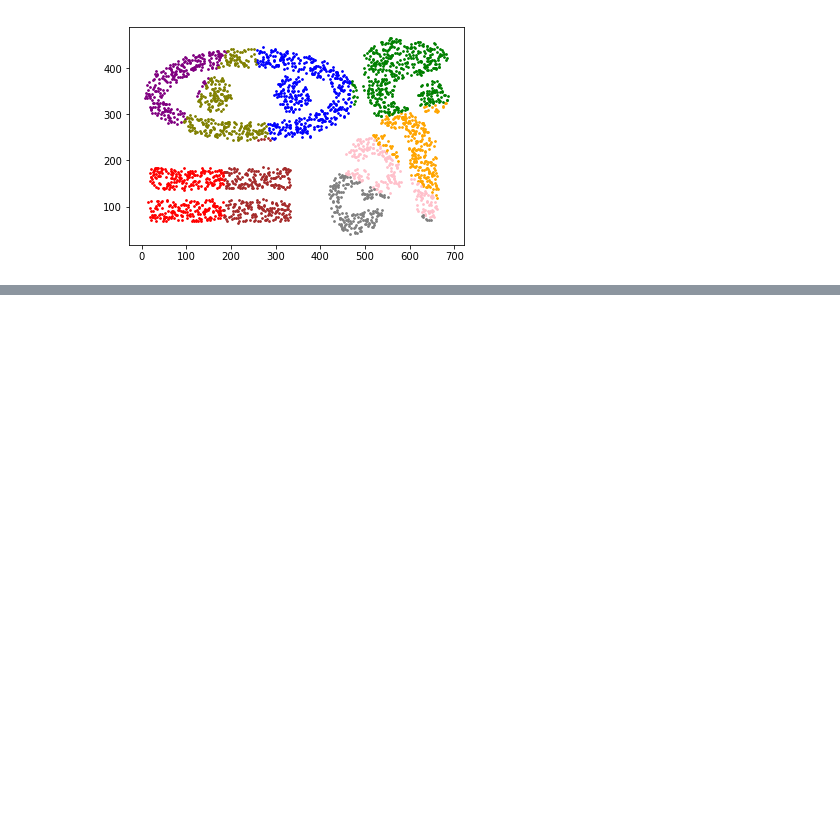
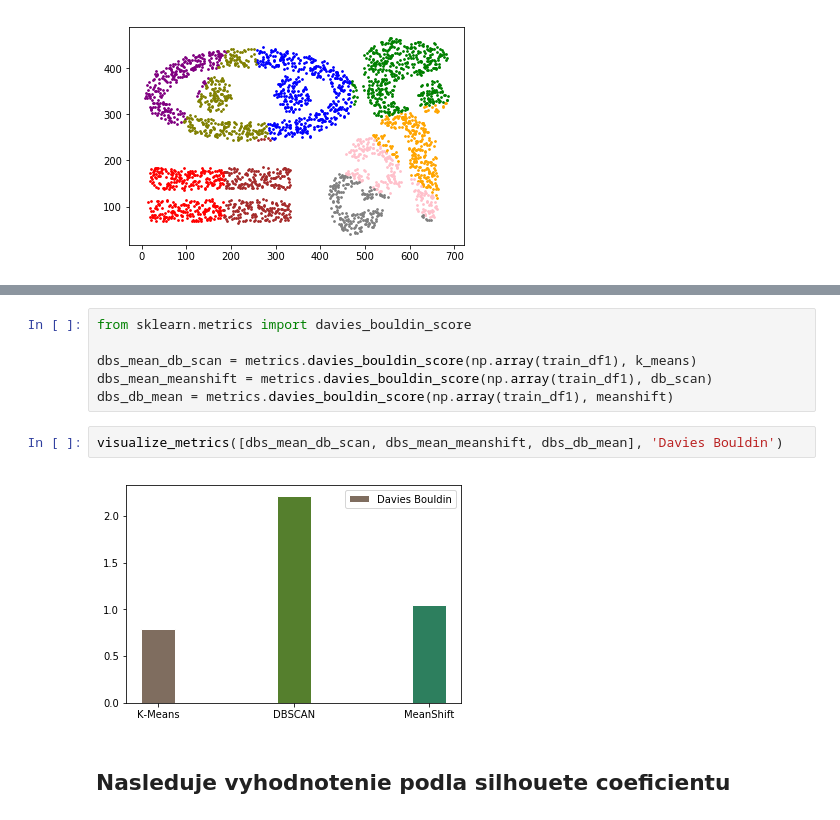
Before and after one commit to SimonSebechlebsky/vos2-clustering, a Jupyter notebook: clustering.ipynb, the cells around one changed output, grey strips where cells are left out. Drawn from its saved outputs; the diff is of its cells as text; blank space fills up the shorter version.

```diff
--- a/clustering.ipynb
+++ b/clustering.ipynb
@@ -94,0 +104,12 @@ visualize_clusters(df2, 'x_pca', 'y_pca', 'class')
+# %%
+from sklearn.metrics import davies_bouldin_score
+
+dbs_mean_db_scan = metrics.davies_bouldin_score(np.array(train_df1), k_means)
+dbs_mean_meanshift = metrics.davies_bouldin_score(np.array(train_df1), db_scan)
+dbs_db_mean = metrics.davies_bouldin_score(np.array(train_df1), meanshift)
+# %%
+visualize_metrics([dbs_mean_db_scan, dbs_mean_meanshift, dbs_db_mean], 'Davies Bouldin')
+# %% [output]
+[figure, added]
+# %% [markdown]
+## Nasleduje vyhodnotenie podla silhouete coeficientu
```
Also changed, not shown: parts of 20 cells of this notebook.
